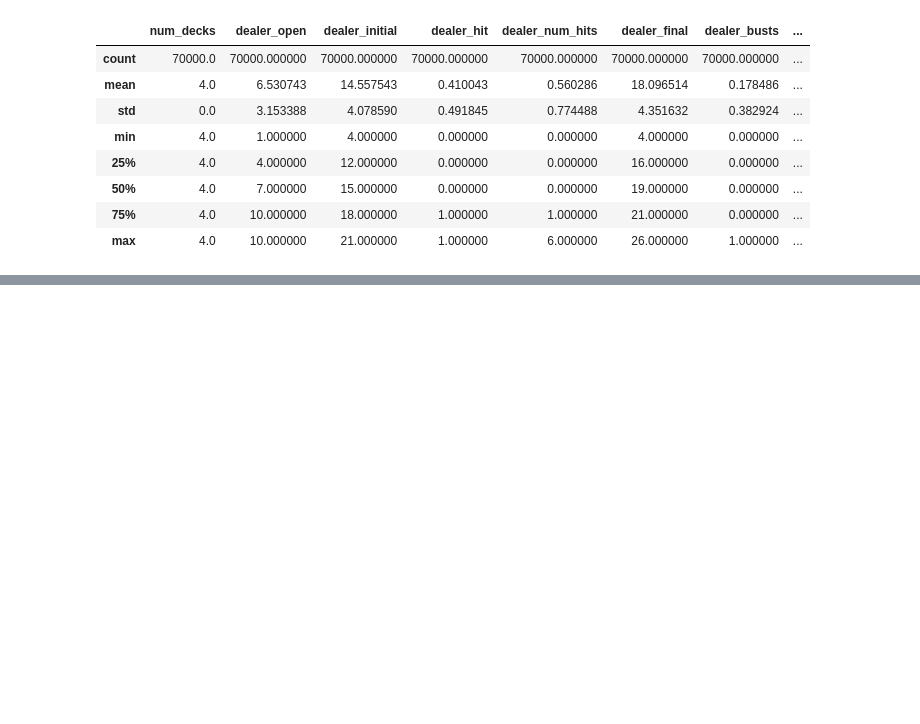
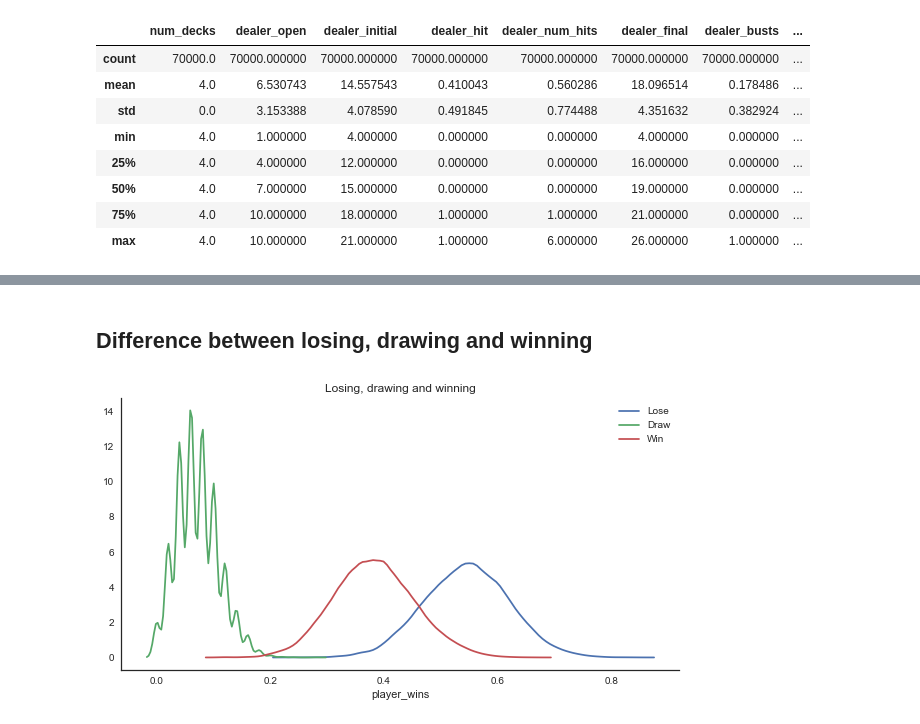
Before and after one commit to jocelyn-ong/data-science-projects, a Jupyter notebook: others/blackjack/data-analysis.ipynb, the cells around one changed output, grey strips where cells are left out. Saved outputs shown, nothing was run; the diff lists cells and outputs as text; code cells hidden in the pictures; blank space fills up the shorter version.

Commit message:
Create gen_trials python script

```diff
--- a/others/blackjack/data-analysis.ipynb
+++ b/others/blackjack/data-analysis.ipynb
@@ -5,6 +5,7 @@ import matplotlib.pyplot as plt
 import seaborn as sns
 import generate_data as gen_d
 
+sns.set_style("white")
 %matplotlib inline
 # %% [markdown]
 # Exploration
@@ -32,19 +33,26 @@ df.describe()
 # Simulate trials of 100 games
 def sim_trial():
     ran = gen_d.gen_df(gen_d.gen_data(num_decks=4, df_size=50, strategy=0))
-    ran = ran[["player_loses", "draw", "player_wins", "strategy"]].sum()/len(ran)
-    ran = pd.DataFrame(ran, ["player_loses", "draw", "player_wins", "strategy"]).T
+    ran = ran[["dealer_busts", "player_busts", "player_loses", "draw", "player_wins", "strategy"]].sum()/len(ran)
+    ran = pd.DataFrame(ran, ["dealer_busts", "player_busts", "player_loses", "draw", "player_wins", "strategy"]).T
     rec = gen_d.gen_df(gen_d.gen_data(num_decks=4, df_size=50, strategy=1))
-    rec = rec[["player_loses", "draw", "player_wins", "strategy"]].sum()/len(rec)
-    rec = pd.DataFrame(rec, ["player_loses", "draw", "player_wins", "strategy"]).T
+    rec = rec[["dealer_busts", "player_busts", "player_loses", "draw", "player_wins", "strategy"]].sum()/len(rec)
+    rec = pd.DataFrame(rec, ["dealer_busts", "player_busts", "player_loses", "draw", "player_wins", "strategy"]).T
     sub = pd.concat([ran, rec])
     return sub
 # %%
 def n_trials(n=5000):
     trials = sim_trial()
-    for _ in range(n):
+    for _ in range(n-1):
         trials = pd.concat([trials, sim_trial()])
 
     return trials
 # %%
 trials = n_trials()
+# %%
+# combine with older files
+try:
+    old_trials = pd.read_csv("trials.csv")
+    trials = pd.concat([old_trials, trials])
+except:
+    pass
@@ -50,0 +77,11 @@ trials = n_trials()
+# %% [markdown]
+## Difference between losing, drawing and winning
+# %%
+fig, ax = plt.subplots(1, 1, figsize=(10, 5));
+sns.distplot(trials.player_loses, hist=False, label="Lose");
+sns.distplot(trials.draw, hist=False, label="Draw");
+sns.distplot(trials.player_wins, hist=False, label="Win");
+ax.set_title("Losing, drawing and winning");
+sns.despine();
+# %% [output]
+[figure, added]
```
Also changed, not shown: parts of 11 cells of this notebook, 2 other files.
